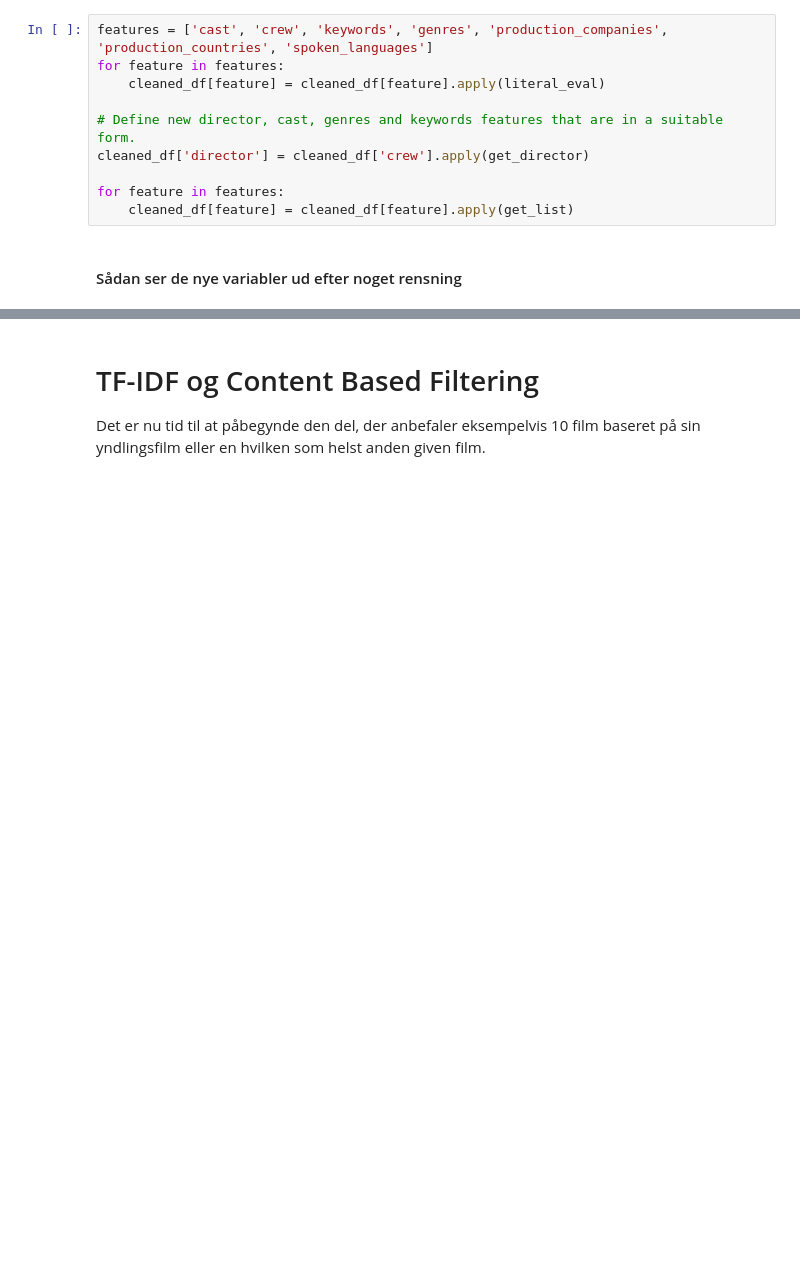
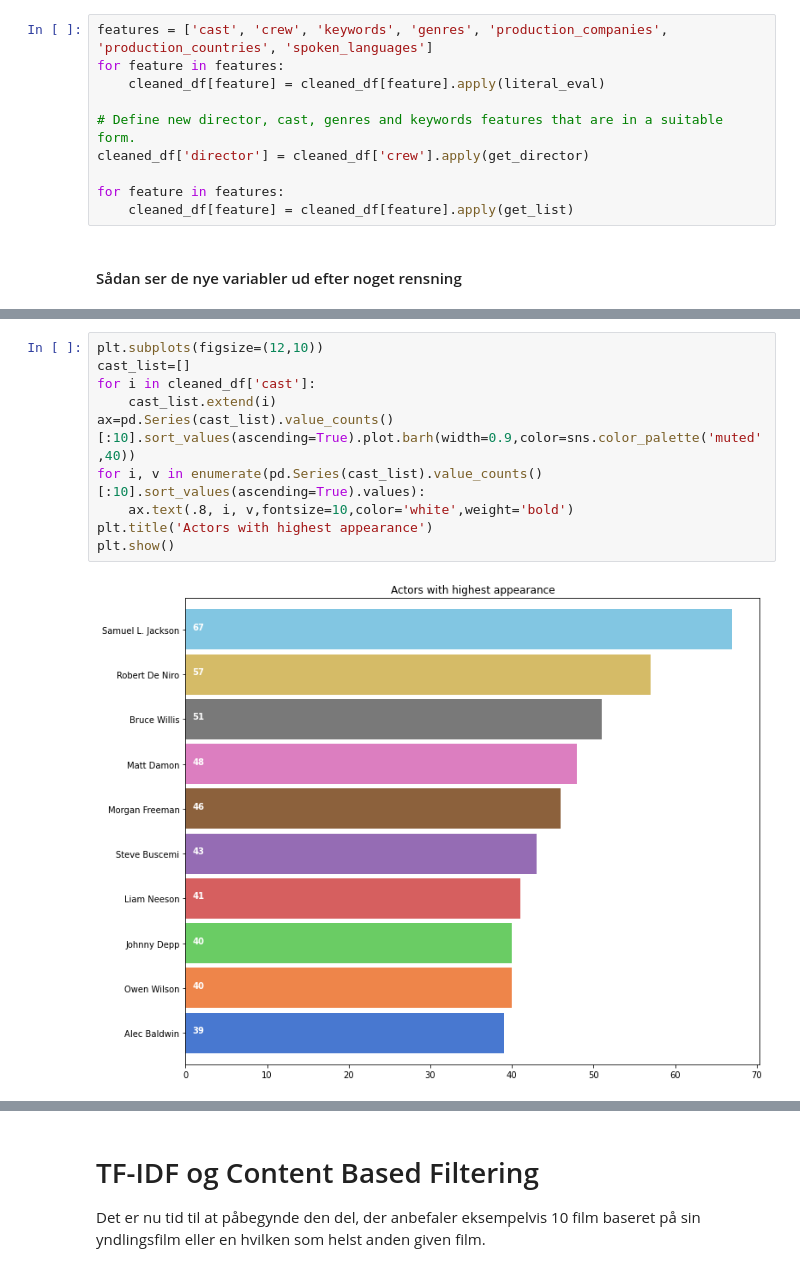
Before and after one commit to kent1325/P1---Movie-Recommender-System, a Jupyter notebook: P1 - Recommender System notebook.ipynb, the cells around one changed output, grey strips where cells are left out. Saved outputs shown, nothing was run; the diff lists cells and outputs as text; blank space fills up the shorter version.

```diff
--- a/P1 - Recommender System notebook.ipynb
+++ b/P1 - Recommender System notebook.ipynb
@@ -316,0 +326,12 @@ cleaned_df[features].head()
+# %%
+plt.subplots(figsize=(12,10))
+cast_list=[]
+for i in cleaned_df['cast']:
+    cast_list.extend(i)
+ax=pd.Series(cast_list).value_counts()[:10].sort_values(ascending=True).plot.barh(width=0.9,color=sns.color_palette('muted',40))
+for i, v in enumerate(pd.Series(cast_list).value_counts()[:10].sort_values(ascending=True).values):
+    ax.text(.8, i, v,fontsize=10,color='white',weight='bold')
+plt.title('Actors with highest appearance')
+plt.show()
+# %% [output]
+[figure, added]
```
Also changed, not shown: parts of 12 cells of this notebook.
